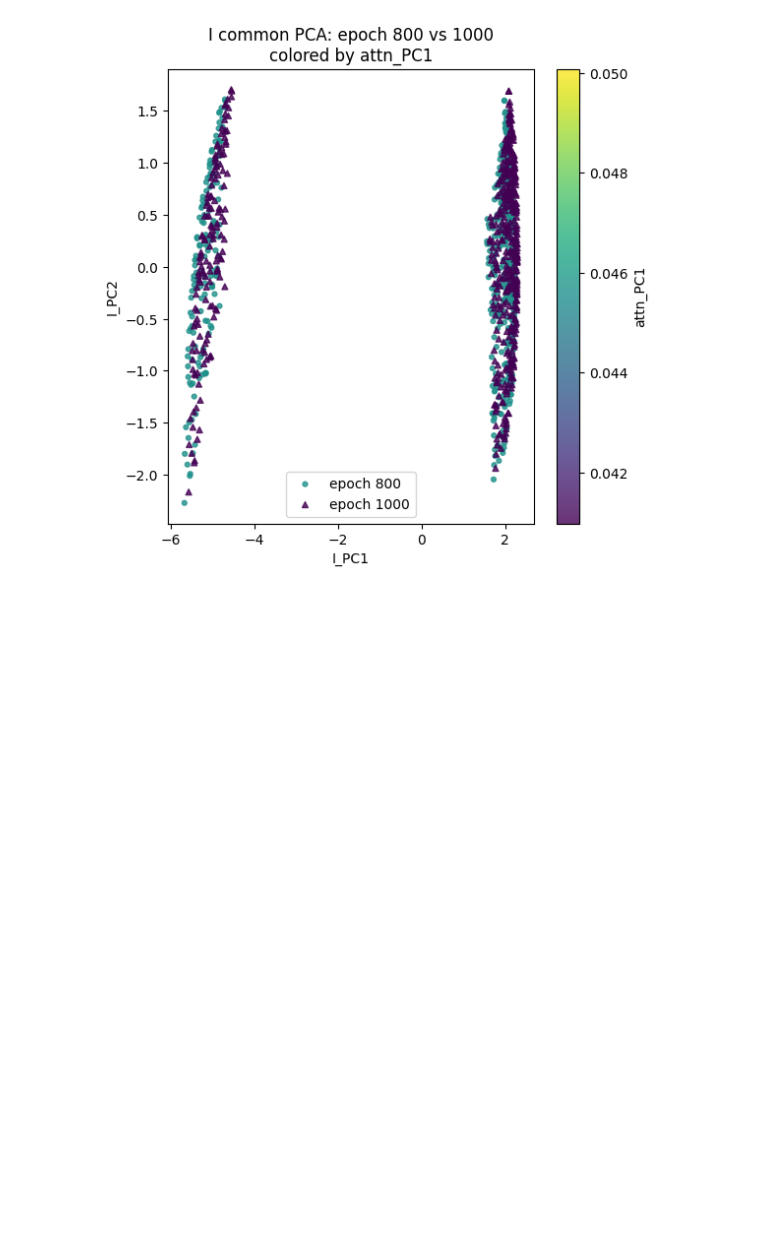
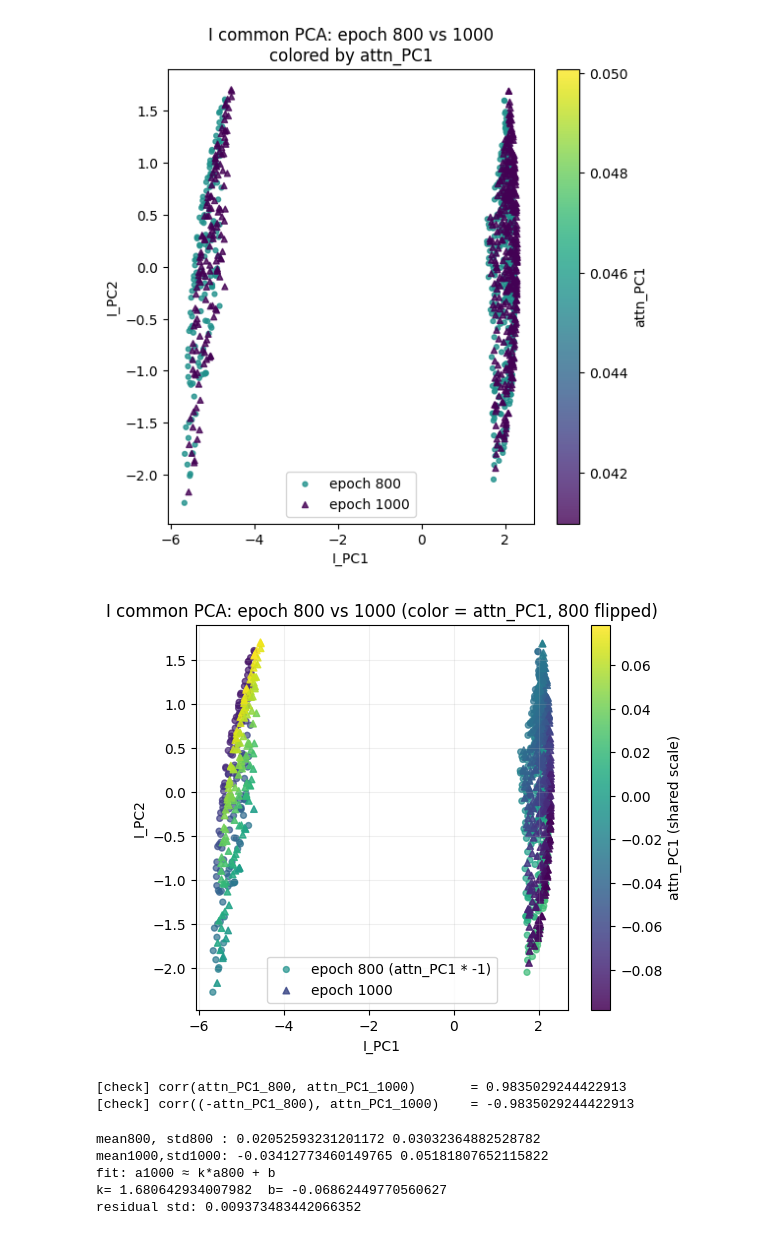
Before and after one commit to kosukeya/e-functor, a Jupyter notebook: src/e_functor.ipynb, the cells around one changed output. Cells and saved outputs as stored; diff of their text form; code cells hidden in the pictures; blank space fills up the shorter version.

```diff
--- a/src/e_functor.ipynb
+++ b/src/e_functor.ipynb
@@ -4710,3 +4695,71 @@ plt.colorbar(sc1, ax=ax, label="attn_PC1")
 plt.show()
 # %% [output]
 [figure]
+# %%
+import numpy as np
+import matplotlib.pyplot as plt
+
+ep_a, ep_b = 800, 1000
+
+Za = ZI_by_ep[ep_a]          # (N,2) I common PCA coords
+Zb = ZI_by_ep[ep_b]          # (N,2)
+
+ca = attnPC1_by_ep[ep_a].copy().reshape(-1)  # (N,)
+cb = attnPC1_by_ep[ep_b].copy().reshape(-1)
+
+# ★ここが今回のポイント：800側だけ符号反転
+ca_flip = -ca
+
+# 共通のカラースケール（比較の信頼度UP）
+vmin = float(min(ca_flip.min(), cb.min()))
+vmax = float(max(ca_flip.max(), cb.max()))
+
+plt.figure(figsize=(6,5))
+sc1 = plt.scatter(Za[:,0], Za[:,1], c=ca_flip, vmin=vmin, vmax=vmax,
+                  s=18, marker="o", alpha=0.70, label=f"epoch {ep_a} (attn_PC1 * -1)")
+sc2 = plt.scatter(Zb[:,0], Zb[:,1], c=cb, vmin=vmin, vmax=vmax,
+                  s=22, marker="^", alpha=0.85, label=f"epoch {ep_b}")
+
+plt.title(f"I common PCA: epoch {ep_a} vs {ep_b} (color = attn_PC1, {ep_a} flipped)")
+plt.xlabel("I_PC1"); plt.ylabel("I_PC2")
+plt.legend(loc="best")
+plt.colorbar(sc2, label="attn_PC1 (shared scale)")
+plt.grid(True, alpha=0.2)
+plt.show()
+
+# ついでに「反転したらどれだけ一致度が上がるか」を数値でも見る（任意）
+def corr(a,b):
+    a = np.asarray(a).reshape(-1); b = np.asarray(b).reshape(-1)
+    a0 = a - a.mean(); b0 = b - b.mean()
+    return float((a0*b0).mean() / ((a0.std()*b0.std()) + 1e-12))
+
+print("[check] corr(attn_PC1_800, attn_PC1_1000)       =", corr(ca, cb))
+print("[check] corr((-attn_PC1_800), attn_PC1_1000)    =", corr(ca_flip, cb))
+# %% [output]
+[figure, added]
+[check] corr(attn_PC1_800, attn_PC1_1000)       = 0.9835029244422913
+[check] corr((-attn_PC1_800), attn_PC1_1000)    = -0.9835029244422913
+# %%
+import numpy as np
+
+a800 = attnPC1_by_ep[800]   # shape (N,)
+a1000 = attnPC1_by_ep[1000] # shape (N,)
+
+print("mean800, std800 :", float(a800.mean()), float(a800.std()))
+print("mean1000,std1000:", float(a1000.mean()), float(a1000.std()))
+
+# 線形回帰 a1000 ≈ k*a800 + b
+k = np.cov(a800, a1000, bias=True)[0,1] / (np.var(a800) + 1e-12)
+b = a1000.mean() - k*a800.mean()
+print("fit: a1000 ≈ k*a800 + b")
+print("k=", float(k), " b=", float(b))
+
+# 残差の大きさ（どれくらい“同じ”か）
+res = a1000 - (k*a800 + b)
+print("residual std:", float(res.std()))
+# %% [output]
+mean800, std800 : 0.02052593231201172 0.03032364882528782
+mean1000,std1000: -0.03412773460149765 0.05181807652115822
+fit: a1000 ≈ k*a800 + b
+k= 1.680642934007982  b= -0.06862449770560627
+residual std: 0.009373483442066352
```
Also changed, not shown: parts of 5 cells of this notebook.
